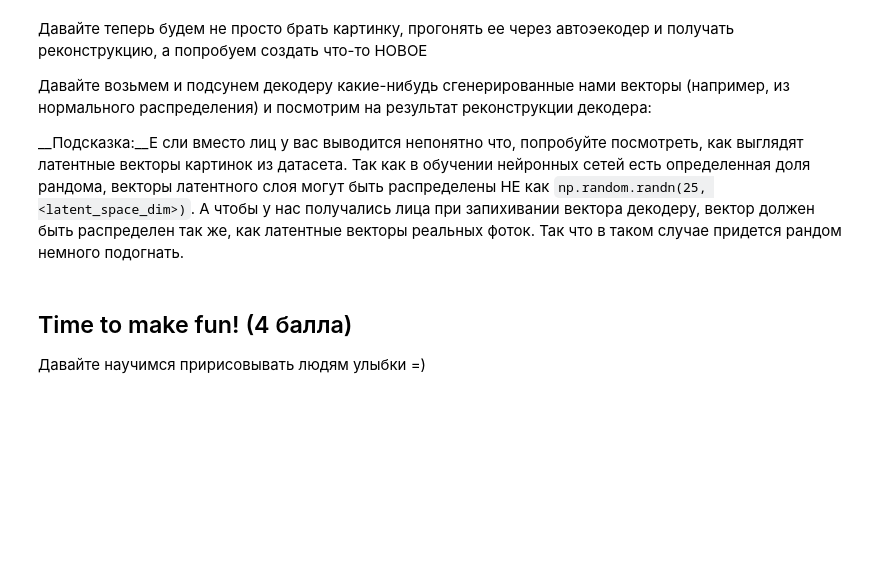
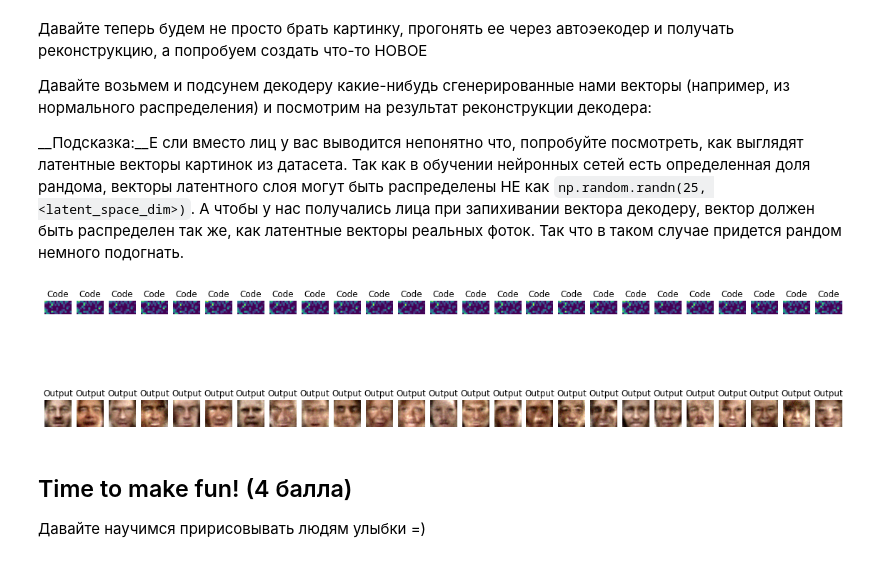
Before and after one commit to protaxY/DLS, a Jupyter notebook: [hw]autoencoders.ipynb, the cells around one changed output. Drawn from its saved outputs; the diff is of its cells as text; code cells hidden in the pictures; blank space fills up the shorter version.

```diff
--- a/[hw]autoencoders.ipynb
+++ b/[hw]autoencoders.ipynb
@@ -298,24 +298,30 @@ val_latent_std = val_latent_codes.std()
 # %%
+fig = plt.gcf()
+fig.set_size_inches(20, 5)
 # сгенерируем 25 рандомных векторов размера latent_space
 z = np.random.randn(25, dim_code)
 z = z*val_latent_std+val_latent_mean
 
 autoencoder.eval()
 with torch.no_grad():
   output = autoencoder.decoder(torch.FloatTensor(z).to(device))
   output = output.cpu().detach().numpy() # <скормите z декодеру>
 # <выведите тут полученные картинки>
+z = z.reshape(25, 8, 16)
 for k in range(25):
   plt.subplot(2, 25, k+1)
-  plt.imshow(np.rollaxis(z[k], 0, 3), cmap='gray')
-  plt.title('Latent code')
+  plt.imshow(z[k])
+  plt.title('Code')
   plt.axis('off')
 
-  plt.subplot(1, 25, k+7)
-  plt.imshow(output[k, 0], cmap='gray')
+  plt.subplot(2, 25, k+26)
+  plt.imshow(np.rollaxis(np.clip(output[k], 0, 1), 0, 3))
   plt.title('Output')
   plt.axis('off')
+
 plt.show()
+# %% [output]
+[figure, added]
 # %% [markdown]
 ## Time to make fun! (4 балла)
 
```
Also changed, not shown: parts of 16 cells of this notebook.
